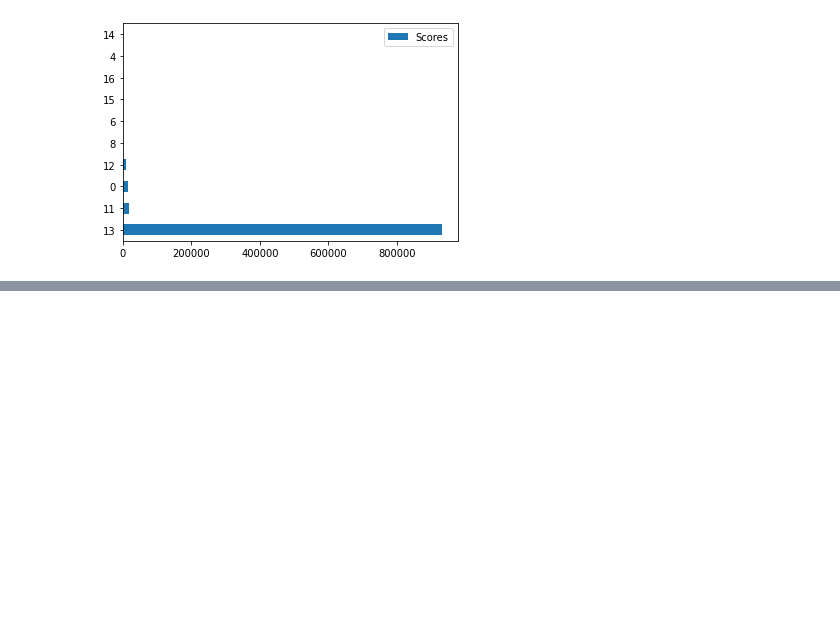
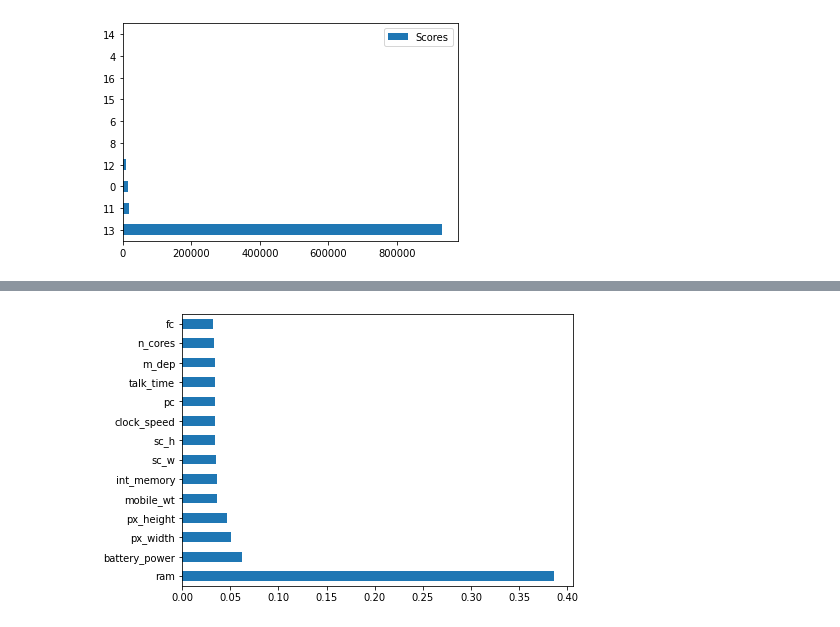
Before and after one commit to Kedarpatil24/Mobile-Price-Range-Prediction, a Jupyter notebook: Mobile_Price_Range_Prediction_Capstone_Project.ipynb, the cells around one changed output, grey strips where cells are left out. Cells and saved outputs as stored; diff of their text form; code cells hidden in the pictures; blank space fills up the shorter version.

```diff
--- a/Mobile_Price_Range_Prediction_Capstone_Project.ipynb
+++ b/Mobile_Price_Range_Prediction_Capstone_Project.ipynb
@@ -378,0 +433,11 @@ list_of_scores.nlargest(10, 'Scores').plot(kind = 'barh')
+# %%
+
+# Plotting the top 14 Important features
+
+
+plt.figure(figsize=(7,5))
+feature_importance = pd.Series(ft_imp.feature_importances_, index=x.columns)
+feature_importance.nlargest(14).plot(kind='barh')
+plt.show()
+# %% [output]
+[figure, added]
```
Also changed, not shown: parts of 43 cells of this notebook.
